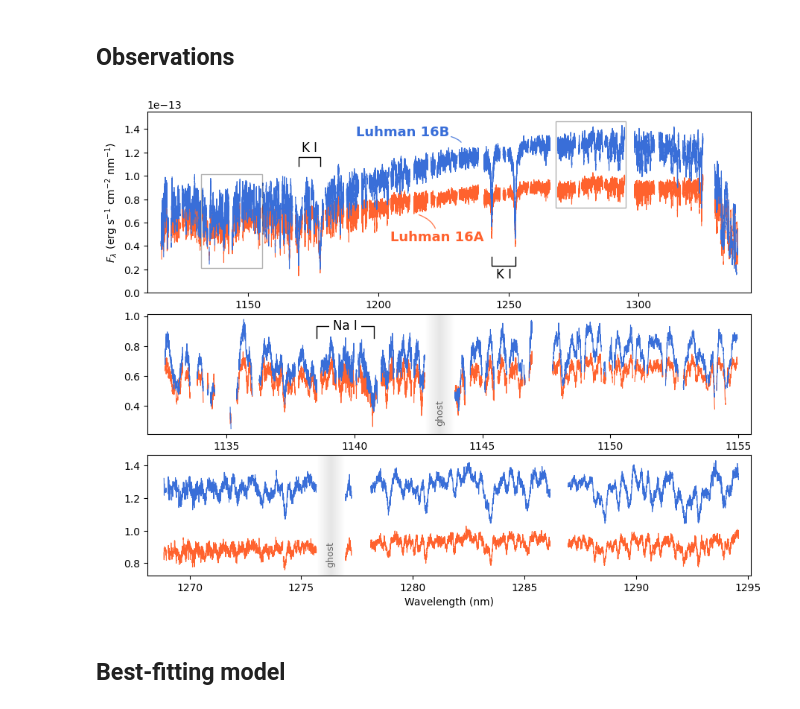
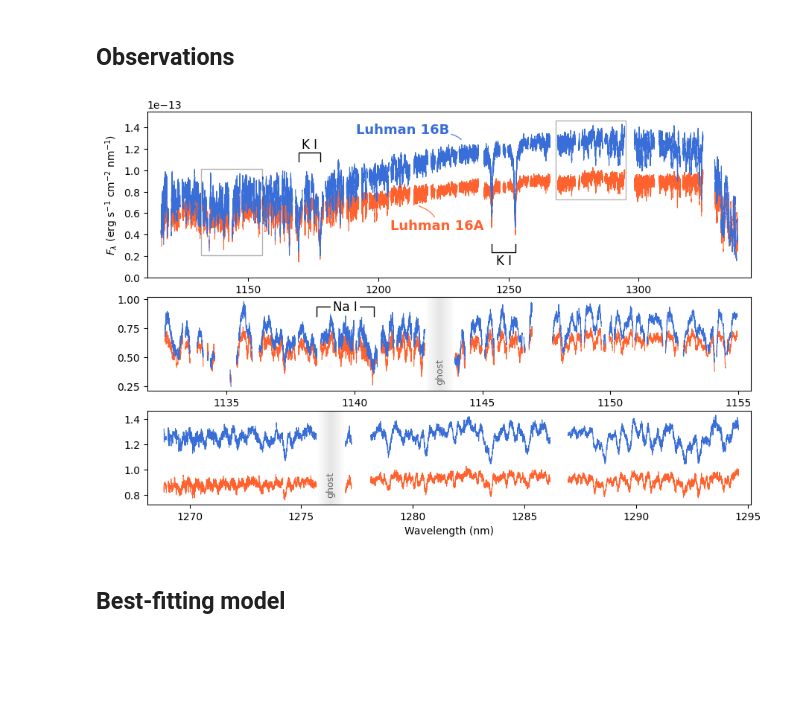
Before and after one commit to samderegt/retrieval_base, a Jupyter notebook: Luhman_16/figures/plot_J_band_spectrum.ipynb, the cells around one changed output. Saved outputs shown, nothing was run; the diff lists cells and outputs as text; code cells hidden in the pictures; blank space fills up the shorter version.

Commit message:
Plot updates

```diff
--- a/Luhman_16/figures/plot_J_band_spectrum.ipynb
+++ b/Luhman_16/figures/plot_J_band_spectrum.ipynb
@@ -73,7 +73,7 @@ def indicate_lines(ax, x, y, label, label_y=None):
     text_kwargs = dict(ha='center', va='center', fontsize=12)
     if label_y is None:
         label_y = y[1]
-        text_kwargs['bbox'] = {'boxstyle':'square', 'ec':'none', 'fc':'w'}
+        text_kwargs['bbox'] = {'boxstyle':'square,pad=0.2', 'ec':'none', 'fc':'w'}
 
     ax.text(x=x.mean(), y=label_y, s=label, transform=ax.get_xaxis_transform(), **text_kwargs)
 # %%
@@ -83,8 +83,8 @@ B.load_components(['d_spec'])
 scale = 1e-13
 idx_chips = [[2,3,4],[18,19,20]]
 
-fig = plt.figure(figsize=(9,7))
-gs = fig.add_gridspec(nrows=3, ncols=1, hspace=0.15, wspace=0, height_ratios=[0.43,(1-0.43)/2,(1-0.43)/2])
+fig = plt.figure(figsize=(9,6))
+gs = fig.add_gridspec(nrows=3, ncols=1, hspace=0.17, wspace=0, height_ratios=[0.47,(1-0.47)/2,(1-0.47)/2])
 ax = np.array([fig.add_subplot(gs[0,0]), fig.add_subplot(gs[1,0]), fig.add_subplot(gs[2,0])])
 
 ax[0].plot(A.d_spec['J1226_1'].wave.flatten(), A.d_spec['J1226_1'].flux.flatten(), c=color_A, lw=lw_d)
@@ -128,35 +128,35 @@ for ax_i in ax[1:]:
     # Plot the inset rectangle(s)
     x0 = ax_i.get_xlim()[0]
     y0 = ax_i.get_ylim()[0]
     width  = np.abs(ax_i.get_xlim()[1] - x0)
     height = np.abs(ax_i.get_ylim()[1] - y0)
     bounds = (x0, y0*scale, width, height*scale)
 
     _, con_patch = ax[0].indicate_inset(
         bounds=bounds, inset_ax=ax_i, edgecolor='k', alpha=0.3,
         )
     #for con_patch_j in con_patch:
     #    con_patch_j.set_visible(False)
     [con_patch_j.set_visible(False) for con_patch_j in con_patch]
 
     # Plot the masked wavelengths due to the ghost signature
     indicate_ghost(ax_i, v_bary=A.d_spec['J1226_1'].v_bary)
 
 # Name labels
 ax[0].annotate(
     name_A, xy=(0.45,0.43), xytext=(0.48,0.27), xycoords='axes fraction', ha='center', va='bottom', c=color_A, fontsize=13, fontweight='bold',
     arrowprops={'arrowstyle':'-', 'connectionstyle':'angle3,angleA=90,angleB=-20', 'shrinkA':0, 'shrinkB':0, 'lw':1, 'color':color_A, 'alpha':0.8},
     )
 ax[0].annotate(
     name_B, xy=(0.52,0.83), xytext=(0.5,0.85), xycoords='axes fraction', ha='right', va='bottom', c=color_B, fontsize=13, fontweight='bold',
     arrowprops={'arrowstyle':'-', 'connectionstyle':'angle3,angleA=0,angleB=-50', 'shrinkA':0, 'shrinkB':0, 'lw':1, 'color':color_B, 'alpha':0.8},
     )
 
-plt.subplots_adjust(left=0.08, bottom=0.07, top=0.96, right=0.98)
+plt.subplots_adjust(left=0.08, bottom=0.08, top=0.96, right=0.98)
 plt.savefig('./plots/J_band_spectrum_new.pdf')
 plt.show()
 # %% [output]
-[figure, old version]
+[figure, new version]
 # %% [markdown]
 ## Best-fitting model
 # %%
```
Also changed, not shown: parts of 1 cell of this notebook, 6 other files.
